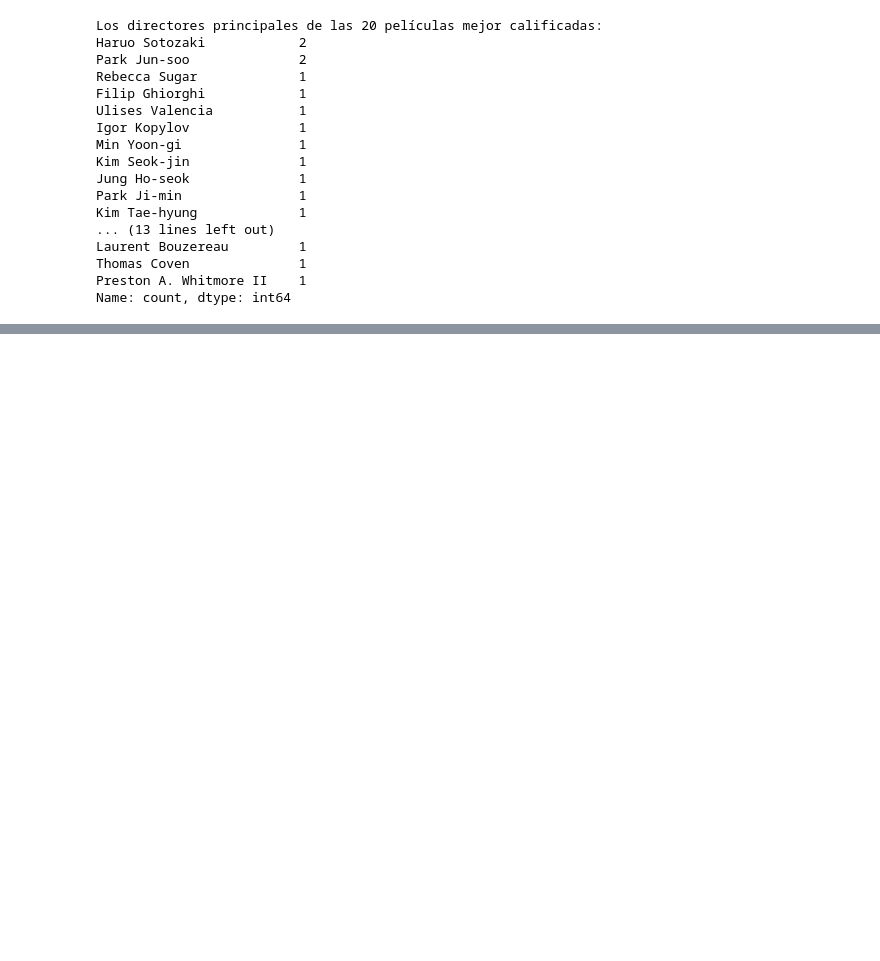
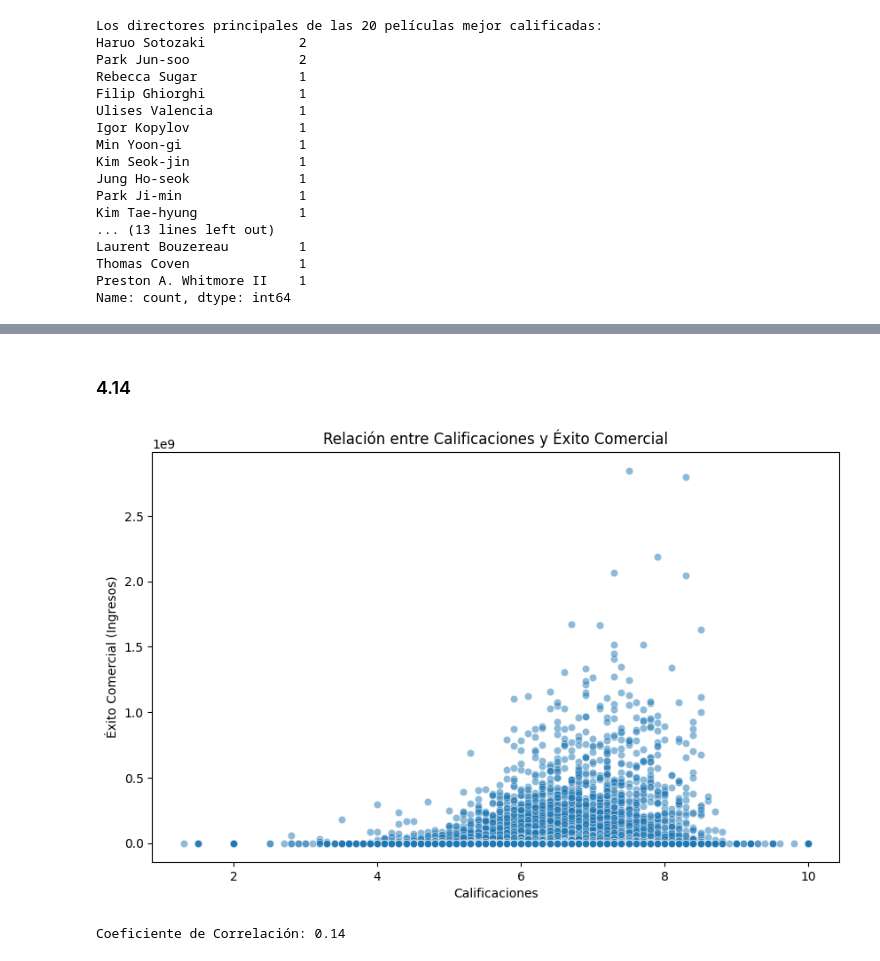
Before and after one commit to Arthurs101/HT-1DATAMINING, a Jupyter notebook: HT.ipynb, the cells around one changed output, grey strips where cells are left out. Cells and saved outputs as stored; diff of their text form; code cells hidden in the pictures; blank space fills up the shorter version.

```diff
--- a/HT.ipynb
+++ b/HT.ipynb
@@ -386,0 +545,25 @@ Name: count, dtype: int64
+# %% [markdown]
+### 4.14
+# %%
+import seaborn as sns
+import matplotlib.pyplot as plt
+from scipy.stats import pearsonr
+
+
+# Eliminar filas con valores nulos en 'voteAvg' y 'revenue'
+moviesdf_clean = moviesdf.dropna(subset=['voteAvg', 'revenue'])
+
+# Visualizar un diagrama de dispersión
+plt.figure(figsize=(10, 6))
+sns.scatterplot(x='voteAvg', y='revenue', data=moviesdf_clean, alpha=0.5)
+plt.title('Relación entre Calificaciones y Éxito Comercial')
+plt.xlabel('Calificaciones')
+plt.ylabel('Éxito Comercial (Ingresos)')
+plt.show()
+
+# Calcular el coeficiente de correlación (Pearson's r)
+correlation_coefficient, _ = pearsonr(moviesdf_clean['voteAvg'], moviesdf_clean['revenue'])
+print(f'Coeficiente de Correlación: {correlation_coefficient:.2f}')
+# %% [output]
+[figure, added]
+Coeficiente de Correlación: 0.14
```
Also changed, not shown: parts of 8 cells of this notebook.
